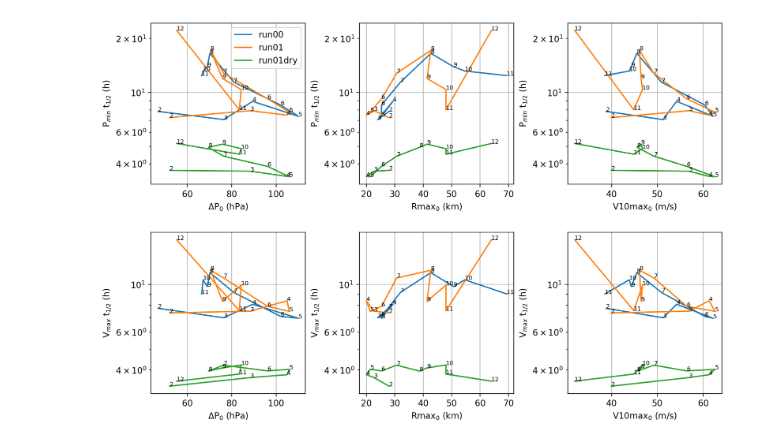
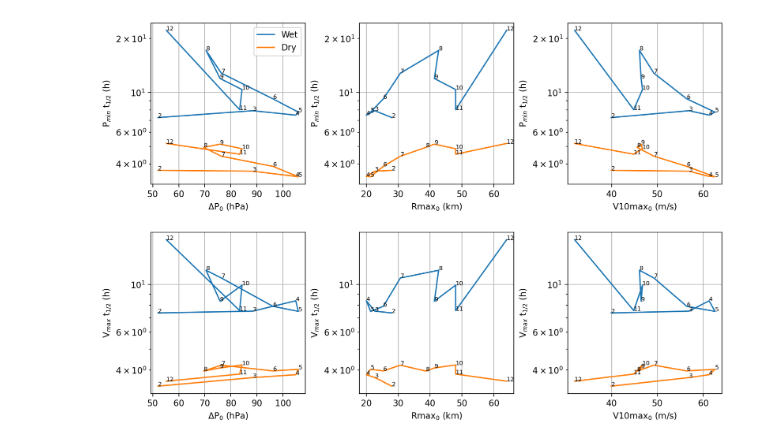
Before and after one commit to suprdory/wrfstore-py, a Jupyter notebook: decay_rates/plot_decay_rel.ipynb, the cells around one changed output. Cells and saved outputs as stored; diff of their text form; code cells hidden in the pictures.

```diff
--- a/decay_rates/plot_decay_rel.ipynb
+++ b/decay_rates/plot_decay_rel.ipynb
@@ -12,6 +12,6 @@ def plot_dec(ax,x,y,d,xl,yl):
     ax.set_xlabel(xl)
     ax.set_ylabel(yl)
     ax.grid(True)
-    ax.set_yscale('log')
+#     ax.set_yscale('log')
     for n,t in enumerate(d):
         ax.text(x[n],y[n],str(t-1),fontsize=7)
@@ -18,16 +39,17 @@ def plot_dec(ax,x,y,d,xl,yl):
 # %%
 fig,axs=plt.subplots(2,3,figsize=(12,8),dpi=200)
 plt.subplots_adjust(hspace=0.3,wspace=0.35)
 xvs=['PD0','Rmax0','V10max0']
 yvs=['thalf_PD','thalf_V10max']
 
 xlabs=['$\Delta$P$_0$ (hPa)','Rmax$_0$ (km)', 'V10max$_0$ (m/s)']
 ylabs=['P$_{min}$ t$_{1/2}$ (h)','V$_{max}$ t$_{1/2}$ (h)']
 for i in range(3):
     for j in range(2):
-        plot_dec(axs[j,i],df0w[xvs[i]].to_numpy(),df0w[yvs[j]].to_numpy(),df0w['day'].to_numpy(),xlabs[i],ylabs[j])
+#         plot_dec(axs[j,i],df0w[xvs[i]].to_numpy(),df0w[yvs[j]].to_numpy(),df0w['day'].to_numpy(),xlabs[i],ylabs[j])
         plot_dec(axs[j,i],df1w[xvs[i]].to_numpy(),df1w[yvs[j]].to_numpy(),df1w['day'].to_numpy(),xlabs[i],ylabs[j])
         plot_dec(axs[j,i],df1d[xvs[i]].to_numpy(),df1d[yvs[j]].to_numpy(),df1d['day'].to_numpy(),xlabs[i],ylabs[j])
-axs[0,0].legend(('run00','run01','run01dry'));
+# axs[0,0].legend(('run00','run01','run01dry'));
+axs[0,0].legend(('Wet','Dry'));
 # %% [output]
-[figure, old version]
+[figure, new version]
```
Also changed, not shown: parts of 2 cells of this notebook, 17 other files.
